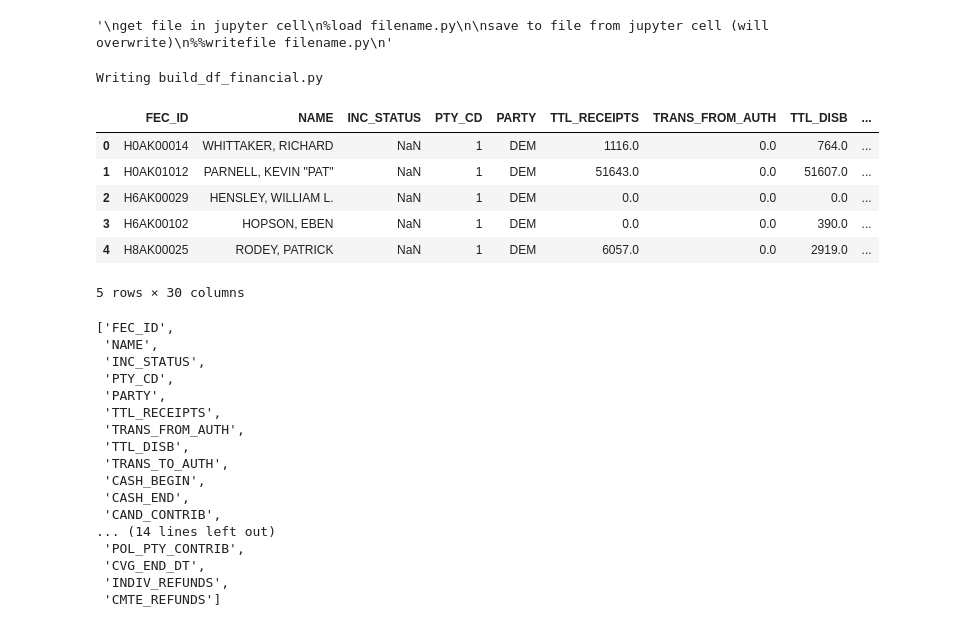
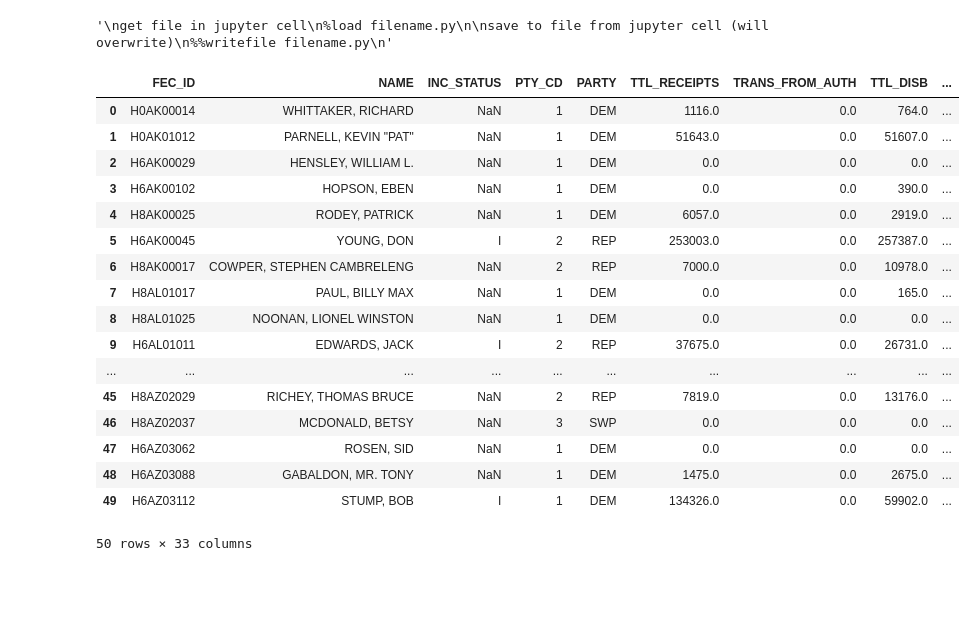
Before and after one commit to kellystroh/Federal-Election-Funding, a Jupyter notebook: finance_df.ipynb, the cells around one changed output. Cells and saved outputs as stored; diff of their text form; code cells hidden in the pictures; blank space fills up the shorter version.

```diff
--- a/finance_df.ipynb
+++ b/finance_df.ipynb
@@ -22,30 +22,3 @@ save to file from jupyter cell (will overwrite)
 '\nget file in jupyter cell\n%load filename.py\n\nsave to file from jupyter cell (will overwrite)\n%%writefile filename.py\n'
 # %%
 import glob
-# %%
-
-#read file to access headers for the group of CSVs you want to use in DF
-
-import pandas as pd
-import numpy as np
-import scipy as sp
-import scipy.stats as stats
-import matplotlib.pyplot as plt
-import glob
-
-financial_headers = pd.read_csv('/Users/Kelly/galvanize/week4/Federal-Election-Funding/data/financial/fin_head.csv', sep=",", header=None)
-financial_headers_list = list(financial_headers.iloc[:,0])
-
-path = r'/Users/Kelly/galvanize/week4/Federal-Election-Funding/data/financial/all_80to18'
-all_files = glob.glob(path + "/*.txt")
-
-
-li = []
-
-for filename in all_files:
-    df = pd.read_csv(filename, index_col=None, header=None, sep='|', names=financial_headers_list)
-    li.append(df)
-
-financial_df_raw = pd.concat(li, axis=0, ignore_index=0)
-# %% [output]
-Writing build_df_financial.py
@@ -52,10 +81,21 @@ Writing build_df_financial.py
 # %%
-financial_df_raw.head(5)
+financial_df_raw.head(50)
 # %% [output]
 |  | FEC_ID | NAME | INC_STATUS | PTY_CD | PARTY | TTL_RECEIPTS | TRANS_FROM_AUTH | TTL_DISB | ... |
 | 0 | H0AK00014 | WHITTAKER, RICHARD | NaN | 1 | DEM | 1116.0 | 0.0 | 764.0 | ... |
 | 1 | H0AK01012 | PARNELL, KEVIN "PAT" | NaN | 1 | DEM | 51643.0 | 0.0 | 51607.0 | ... |
 | 2 | H6AK00029 | HENSLEY, WILLIAM L. | NaN | 1 | DEM | 0.0 | 0.0 | 0.0 | ... |
 | 3 | H6AK00102 | HOPSON, EBEN | NaN | 1 | DEM | 0.0 | 0.0 | 390.0 | ... |
 | 4 | H8AK00025 | RODEY, PATRICK | NaN | 1 | DEM | 6057.0 | 0.0 | 2919.0 | ... |
+| 5 | H6AK00045 | YOUNG, DON | I | 2 | REP | 253003.0 | 0.0 | 257387.0 | ... |
+| 6 | H8AK00017 | COWPER, STEPHEN CAMBRELENG | NaN | 2 | REP | 7000.0 | 0.0 | 10978.0 | ... |
+| 7 | H8AL01017 | PAUL, BILLY MAX | NaN | 1 | DEM | 0.0 | 0.0 | 165.0 | ... |
+| 8 | H8AL01025 | NOONAN, LIONEL WINSTON | NaN | 1 | DEM | 0.0 | 0.0 | 0.0 | ... |
+| 9 | H6AL01011 | EDWARDS, JACK | I | 2 | REP | 37675.0 | 0.0 | 26731.0 | ... |
+| ... | ... | ... | ... | ... | ... | ... | ... | ... | ... |
+| 45 | H8AZ02029 | RICHEY, THOMAS BRUCE | NaN | 2 | REP | 7819.0 | 0.0 | 13176.0 | ... |
+| 46 | H8AZ02037 | MCDONALD, BETSY | NaN | 3 | SWP | 0.0 | 0.0 | 0.0 | ... |
+| 47 | H6AZ03062 | ROSEN, SID | NaN | 1 | DEM | 0.0 | 0.0 | 0.0 | ... |
+| 48 | H6AZ03088 | GABALDON, MR. TONY | NaN | 1 | DEM | 1475.0 | 0.0 | 2675.0 | ... |
+| 49 | H6AZ03112 | STUMP, BOB | I | 1 | DEM | 134326.0 | 0.0 | 59902.0 | ... |
-5 rows × 30 columns
+50 rows × 33 columns
@@ -66,20 +101,0 @@ financial_headers_list = list(financial_headers.iloc[:,0])
-# %%
-financial_headers_list
-# %% [output]
-['FEC_ID',
- 'NAME',
- 'INC_STATUS',
- 'PTY_CD',
- 'PARTY',
- 'TTL_RECEIPTS',
- 'TRANS_FROM_AUTH',
- 'TTL_DISB',
- 'TRANS_TO_AUTH',
- 'CASH_BEGIN',
- 'CASH_END',
- 'CAND_CONTRIB',
-... (14 lines left out)
- 'POL_PTY_CONTRIB',
- 'CVG_END_DT',
- 'INDIV_REFUNDS',
- 'CMTE_REFUNDS']
```
Also changed, not shown: parts of 17 cells of this notebook, 3 other files.
